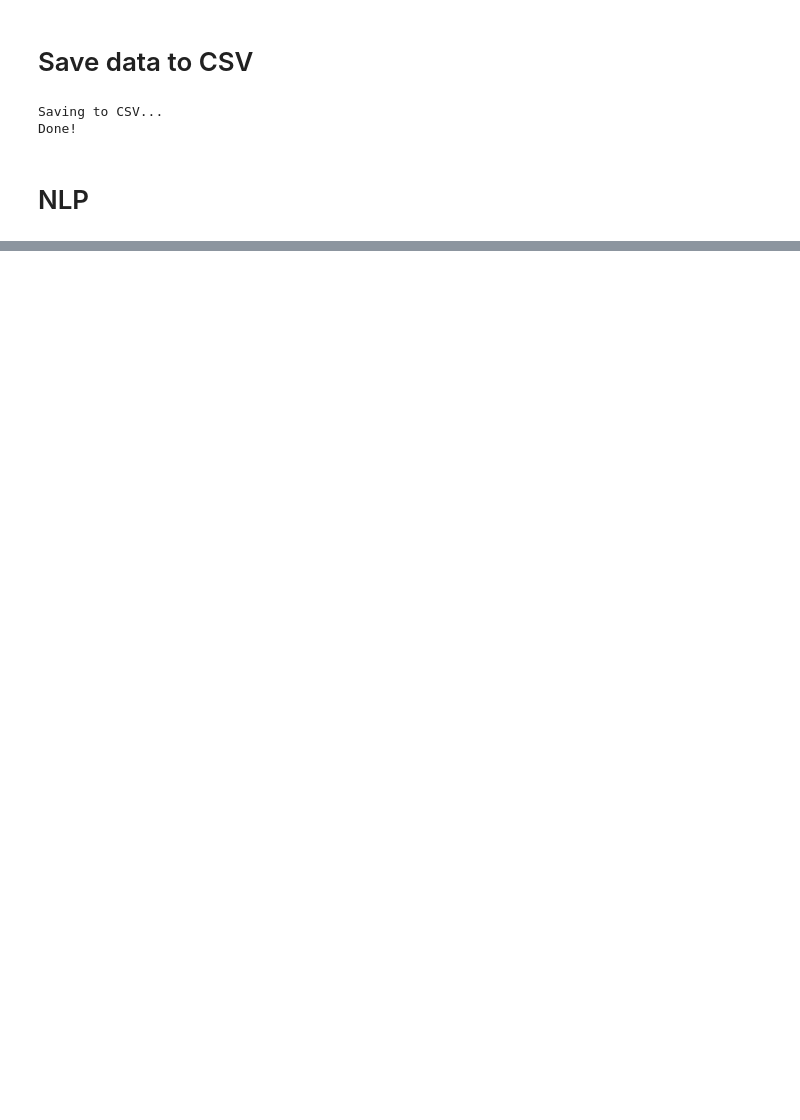
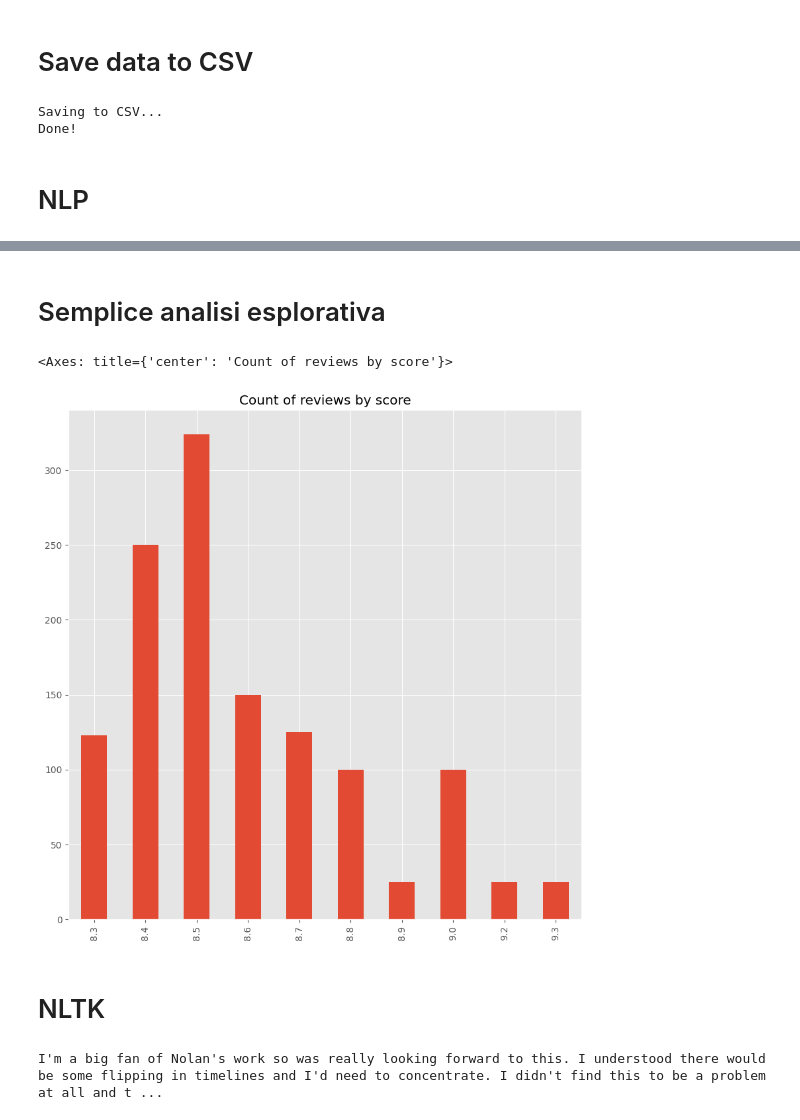
Before and after one commit to ManciSee/Movie-Minds, a Jupyter notebook: Progetto_IMDB.ipynb, the cells around one changed output, grey strips where cells are left out. Saved outputs shown, nothing was run; the diff lists cells and outputs as text; code cells hidden in the pictures; blank space fills up the shorter version.

```diff
--- a/Progetto_IMDB.ipynb
+++ b/Progetto_IMDB.ipynb
@@ -178,3 +207,15 @@ Saving to CSV...
 Done!
 # %% [markdown]
 # NLP
+# %%
+import pandas as pd
+import numpy as np
+import matplotlib.pyplot as plt
+import seaborn as sns
+import nltk
+
+plt.style.use('ggplot')
+# %%
+# Read data
+df = pd.read_csv('Dataset_IMDB.csv', sep=',')
+df.head()
@@ -180,0 +229,14 @@ Done!
+# %% [markdown]
+# Semplice analisi esplorativa
+# %%
+df['score'].value_counts().sort_index().plot(kind='bar', title='Count of reviews by score', figsize=(10,10))
+# %% [output]
+<Axes: title={'center': 'Count of reviews by score'}>
+[figure, added]
+# %% [markdown]
+# NLTK
+# %%
+example = df['review text'][20]
+print(example)
+# %% [output]
+I'm a big fan of Nolan's work so was really looking forward to this. I understood there would be some flipping in timelines and I'd need to concentrate. I didn't find this to be a problem at all and t ...
```
Also changed, not shown: parts of 35 cells of this notebook.
